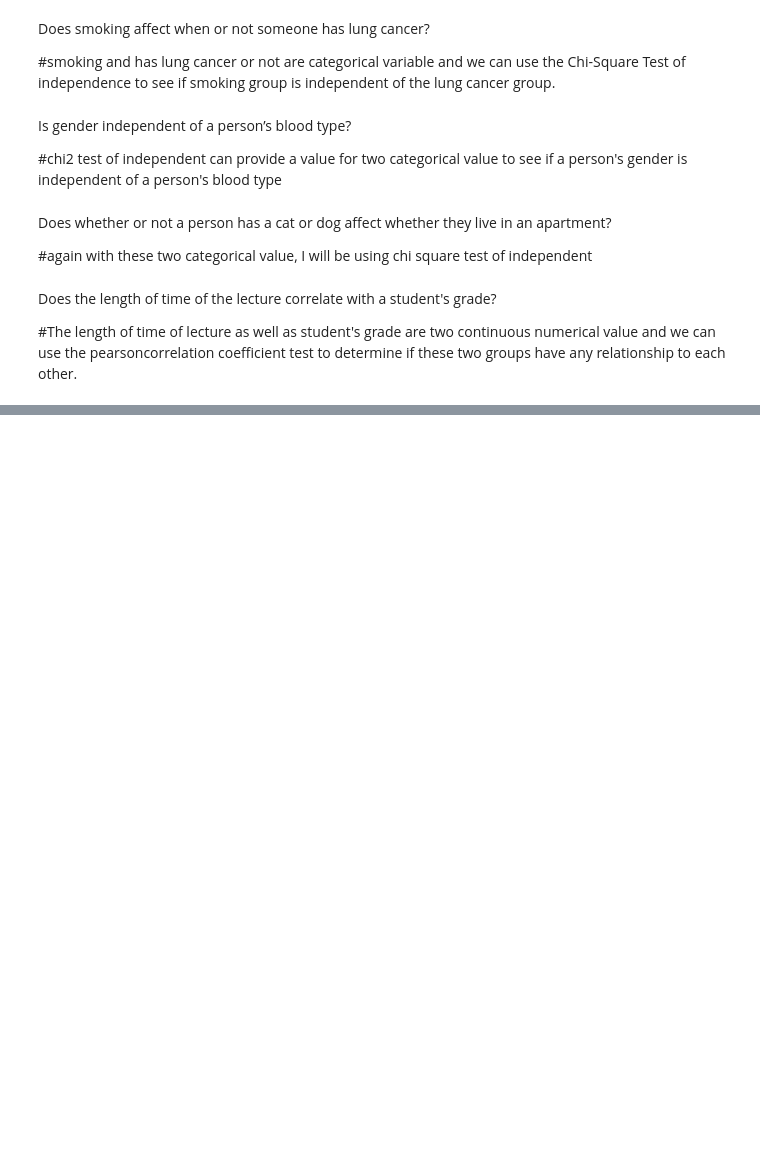
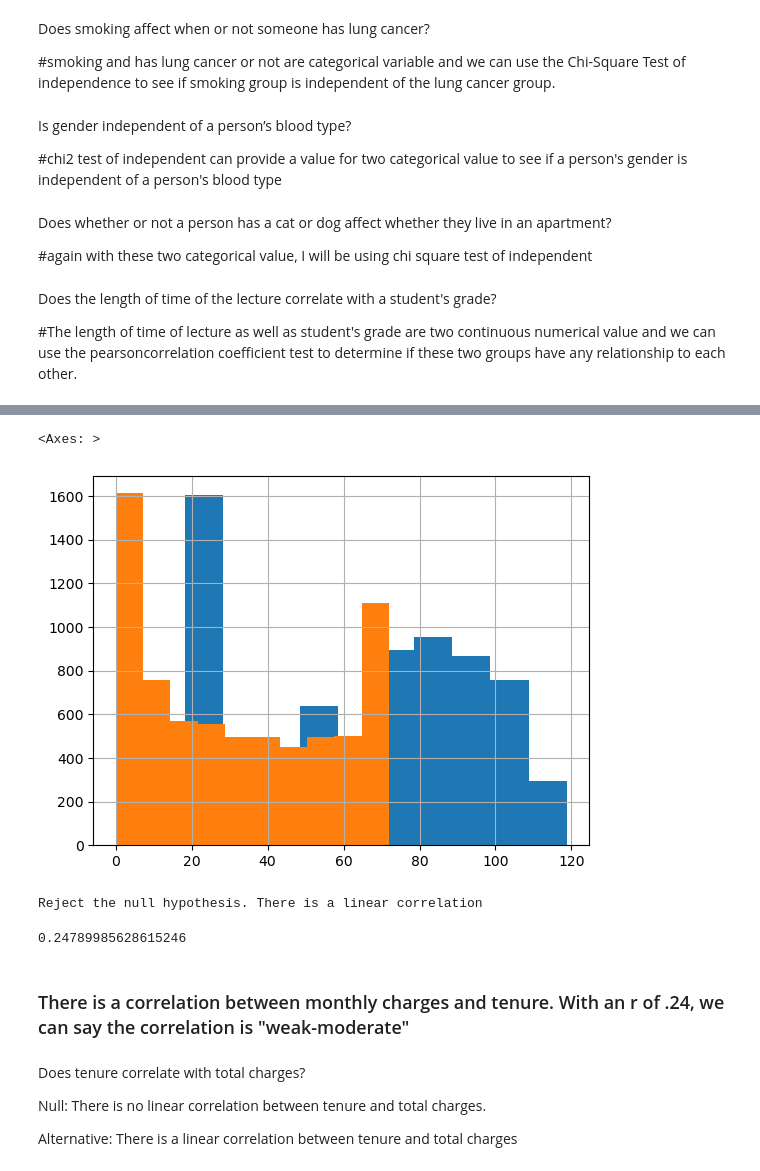
Before and after one commit to Thoai-Adam/python-exercises, a Jupyter notebook: hypothesis_testing.ipynb, the cells around one changed output, grey strips where cells are left out. Cells and saved outputs as stored; diff of their text form; code cells hidden in the pictures; blank space fills up the shorter version.

Commit message:
continue hypothesis testing

```diff
--- a/hypothesis_testing.ipynb
+++ b/hypothesis_testing.ipynb
@@ -525,0 +426,7 @@ df
+# %%
+#distributinos of the data to check for normalcy
+charges_df.monthly_charges.hist()
+charges_df.tenure.hist()
+# %% [output]
+<Axes: >
+[figure, added]
@@ -525,0 +442,14 @@ df
+# %%
+eval_result(alpha, p)
+r
+# %% [output]
+Reject the null hypothesis. There is a linear correlation
+0.24789985628615246
+# %% [markdown]
+### There is a correlation between monthly charges and tenure. With an r of .24, we can say the correlation is "weak-moderate"
+# %% [markdown]
+Does tenure correlate with total charges?
+
+Null: There is no linear correlation between tenure and total charges.
+
+Alternative: There is a linear correlation between tenure and total charges
```
Also changed, not shown: parts of 60 cells of this notebook, 1 other file.
